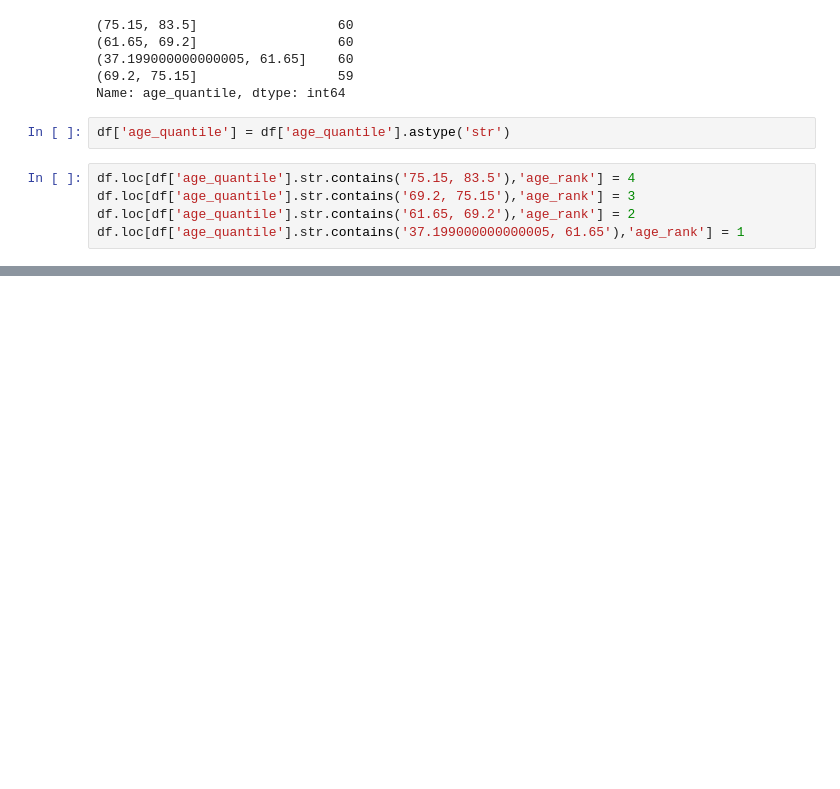
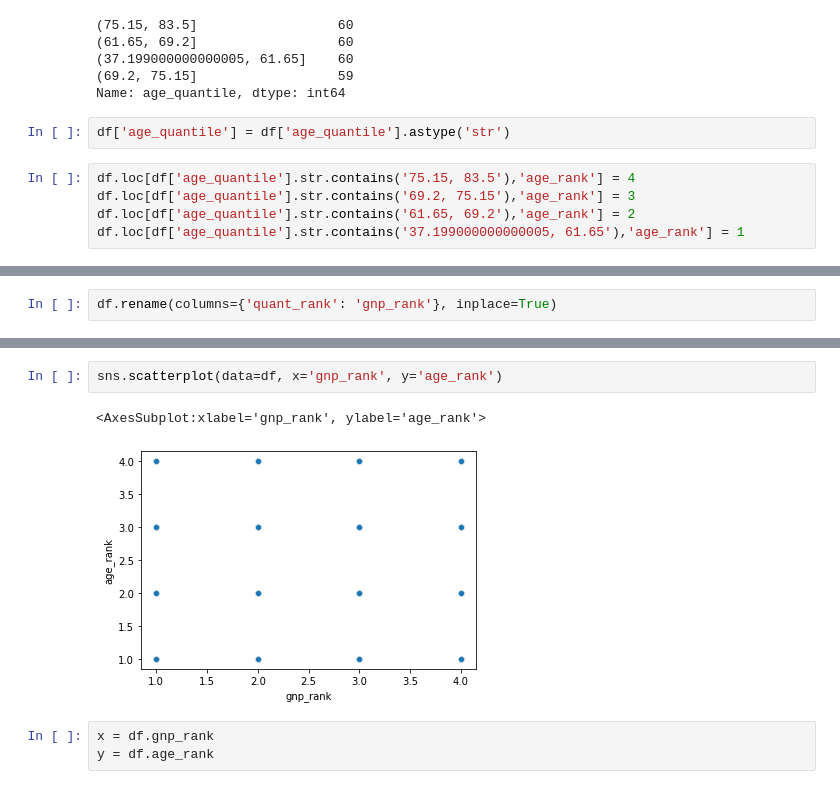
Before and after one commit to matt-c-knight/classification_side_project, a Jupyter notebook: explore.ipynb, the cells around one changed output, grey strips where cells are left out. Cells and saved outputs as stored; diff of their text form; blank space fills up the shorter version.

```diff
--- a/explore.ipynb
+++ b/explore.ipynb
@@ -241,0 +246,2 @@ df.loc[df['age_quantile'].str.contains('37.199000000000005, 61.65'),'age_rank']
+# %%
+df.rename(columns={'quant_rank': 'gnp_rank'}, inplace=True)
@@ -241,0 +257,8 @@ df.loc[df['age_quantile'].str.contains('37.199000000000005, 61.65'),'age_rank']
+# %%
+sns.scatterplot(data=df, x='gnp_rank', y='age_rank')
+# %% [output]
+<AxesSubplot:xlabel='gnp_rank', ylabel='age_rank'>
+[figure, added]
+# %%
+x = df.gnp_rank
+y = df.age_rank
```
Also changed, not shown: parts of 33 cells of this notebook, 3 other files.
